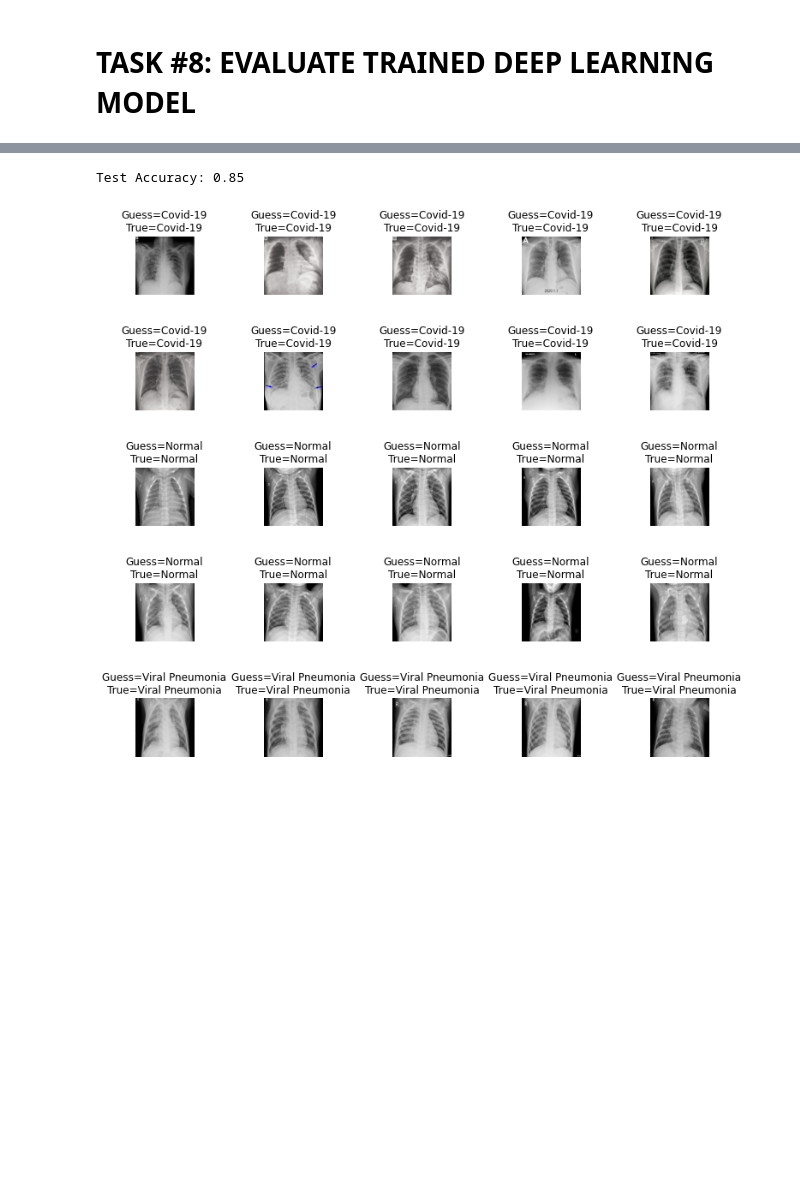
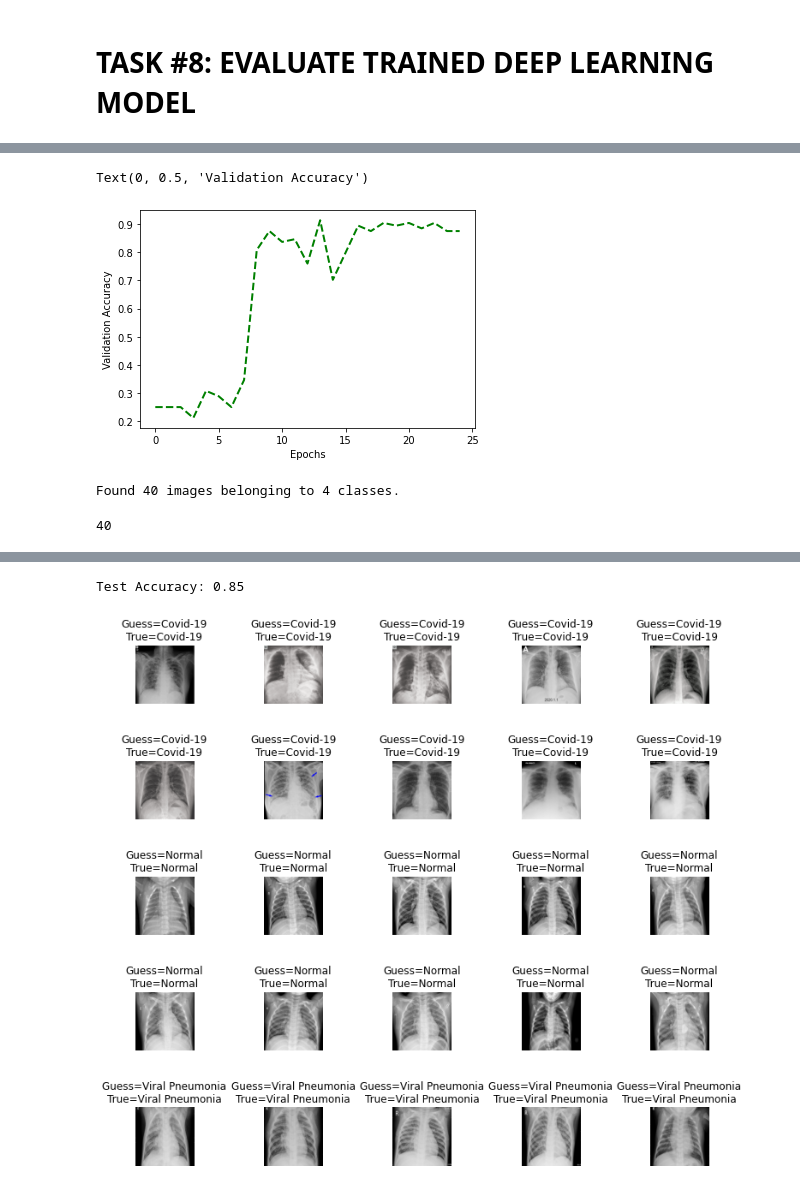
Before and after one commit to wellmej/DataScienceUseCases, a Jupyter notebook: Case4_My_Operations_Department_Skeleton.ipynb, the cells around one changed output, grey strips where cells are left out. Cells and saved outputs as stored; diff of their text form; code cells hidden in the pictures; blank space fills up the shorter version.

```diff
--- a/Case4_My_Operations_Department_Skeleton.ipynb
+++ b/Case4_My_Operations_Department_Skeleton.ipynb
@@ -267,0 +369,13 @@ Accuracy Test : 0.8500000238418579
+# %%
+#------------------------------------------------------------------------
+# Plot model Accuracy history for Validation dataset
+#
+# Note: The plot will be over the number of epochs (x-axis)
+#------------------------------------------------------------------------
+plt.plot(history.history['val_accuracy'], linestyle='dashed', color = 'green', linewidth = 2)  # Green Line dashed
+#plt.plot(history.history['val_loss'], color = 'red', linewidth = 2)                            # Red Line
+plt.xlabel("Epochs")
+plt.ylabel('Validation Accuracy')
+# %% [output]
+Text(0, 0.5, 'Validation Accuracy')
+[figure, added]
@@ -267,0 +389,11 @@ Accuracy Test : 0.8500000238418579
+# %%
+test_gen = ImageDataGenerator(rescale = 1./255)
+test_generator = test_gen.flow_from_directory(batch_size = 40, directory = X_Ray_Directory_Test, target_size = (256, 256),
+                                              class_mode = 'categorical', shuffle = True)
+#evaluate = model.evaluate_generator(test_generator, steps = test_generator.n //4, verbose = 1)
+# %% [output]
+Found 40 images belonging to 4 classes.
+# %%
+test_generator.n
+# %% [output]
+40
```
Also changed, not shown: parts of 24 cells of this notebook.
